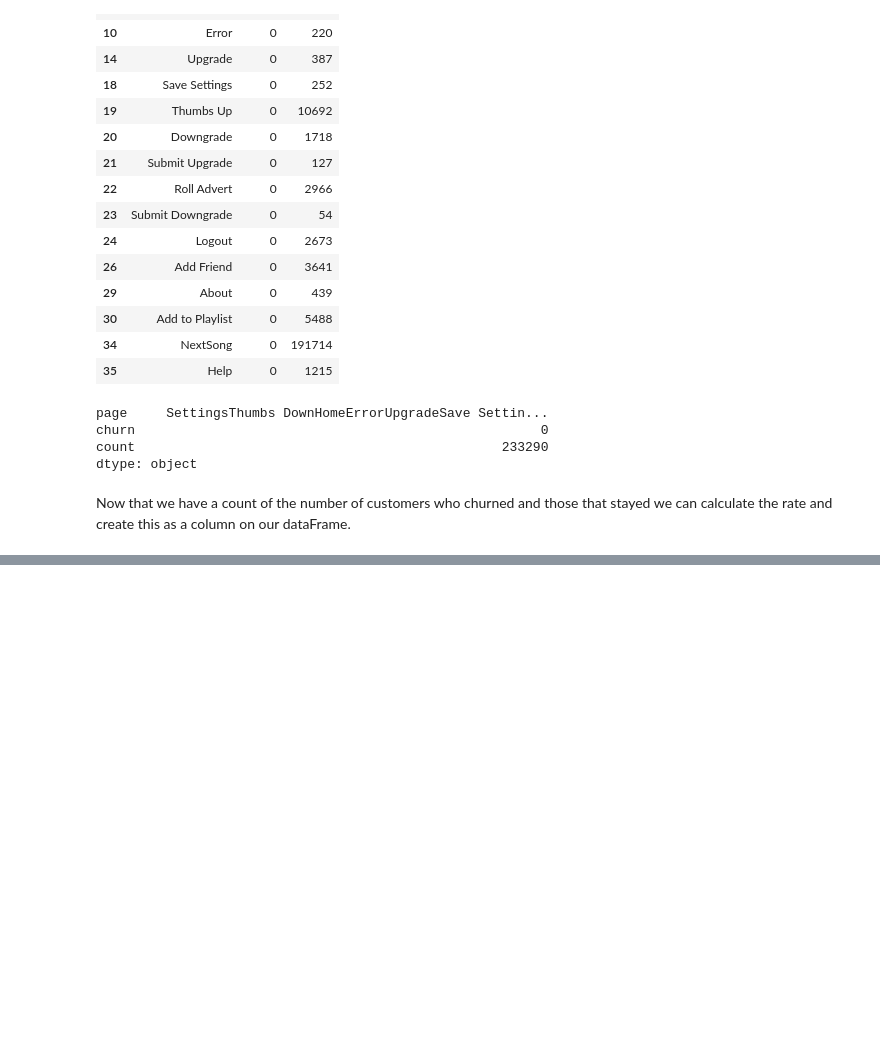
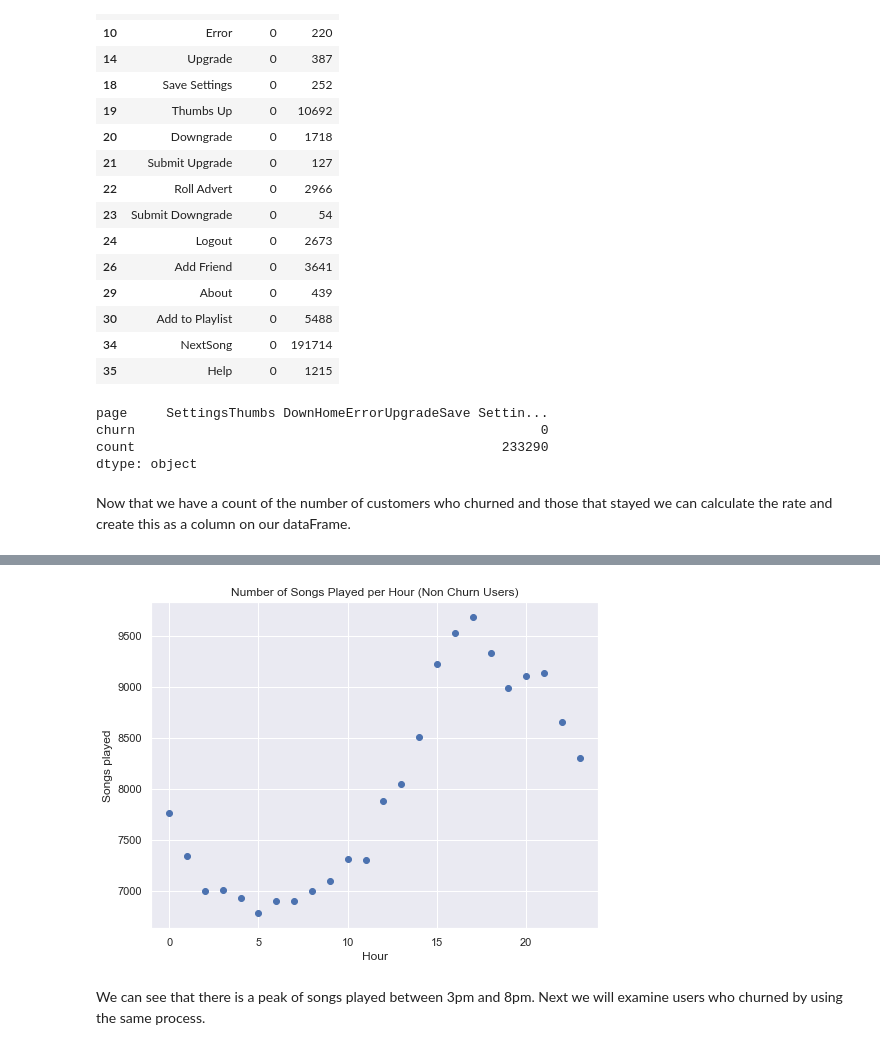
Before and after one commit to Nima-Sayyah/Sparkify, a Jupyter notebook: Sparkify.ipynb, the cells around one changed output, grey strips where cells are left out. Cells and saved outputs as stored; diff of their text form; code cells hidden in the pictures; blank space fills up the shorter version.

```diff
--- a/Sparkify.ipynb
+++ b/Sparkify.ipynb
@@ -815,0 +832,12 @@ songs_in_hour_stay_pd
+# %%
+#plot the distribution
+plt.figure(figsize = [8,6])
+plt.scatter(songs_in_hour_stay_pd["hour"], songs_in_hour_stay_pd["count"])
+plt.xlim(-1, 24)
+plt.xlabel("Hour")
+plt.ylabel("Songs played")
+plt.title("Number of Songs Played per Hour (Non Churn Users)");
+# %% [output]
+[figure, added]
+# %% [markdown]
+We can see that there is a peak of songs played between 3pm and 8pm. Next we will examine users who churned by using the same process.
```
Also changed, not shown: parts of 21 cells of this notebook.
